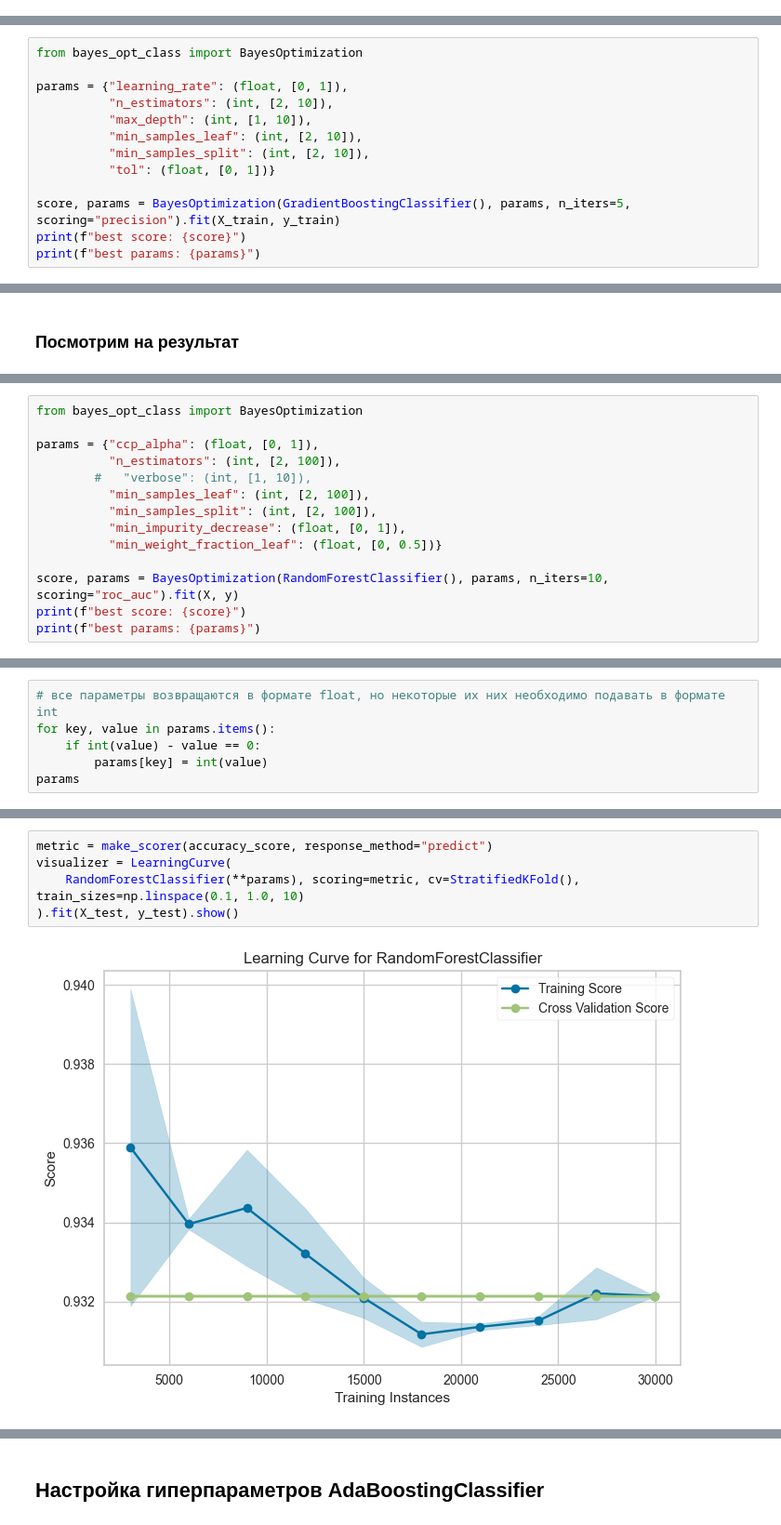
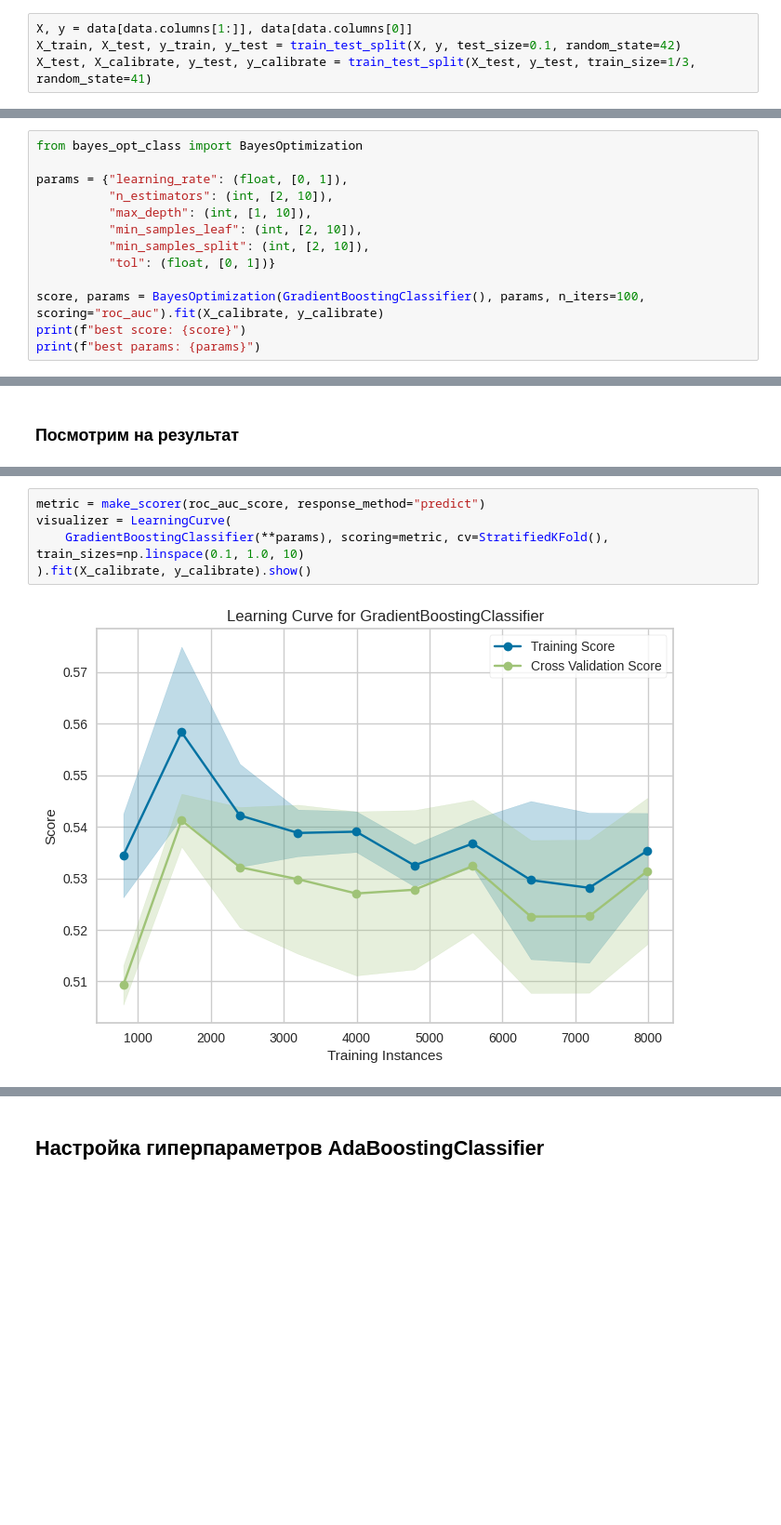
Before and after one commit to l00fi/bayes_optimization, a Jupyter notebook: main.ipynb, the cells around one changed output, grey strips where cells are left out. Shown at 93% size. Cells and saved outputs as stored; diff of their text form; blank space fills up the shorter version.

```diff
--- a/main.ipynb
+++ b/main.ipynb
@@ -294,0 +618,4 @@ data.loc[:, "NumberOfTime60-89DaysPastDueNotWorse"] = scaler.fit_transform(data.
+# %%
+X, y = data[data.columns[1:]], data[data.columns[0]]
+X_train, X_test, y_train, y_test = train_test_split(X, y, test_size=0.1, random_state=42)
+X_test, X_calibrate, y_test, y_calibrate = train_test_split(X_test, y_test, train_size=1/3, random_state=41)
@@ -708,7 +991,7 @@ params = {"learning_rate": (float, [0, 1]),
           "min_samples_split": (int, [2, 10]),
           "tol": (float, [0, 1])}
 
-score, params = BayesOptimization(GradientBoostingClassifier(), params, n_iters=5, scoring="precision").fit(X_train, y_train)
+score, params = BayesOptimization(GradientBoostingClassifier(), params, n_iters=100, scoring="roc_auc").fit(X_calibrate, y_calibrate)
 print(f"best score: {score}")
 print(f"best params: {params}")
 # %% [output]
@@ -780,14 +1069,0 @@ warm_start <class 'bool'>
-# %%
-from bayes_opt_class import BayesOptimization
-
-params = {"ccp_alpha": (float, [0, 1]),
-          "n_estimators": (int, [2, 100]),
-        #   "verbose": (int, [1, 10]),
-          "min_samples_leaf": (int, [2, 100]),
-          "min_samples_split": (int, [2, 100]),
-          "min_impurity_decrease": (float, [0, 1]),
-          "min_weight_fraction_leaf": (float, [0, 0.5])}
-
-score, params = BayesOptimization(RandomForestClassifier(), params, n_iters=10, scoring="roc_auc").fit(X, y)
-print(f"best score: {score}")
-print(f"best params: {params}")
@@ -799,6 +1069,0 @@ best params: {'ccp_alpha': 0.3682991459797573, 'n_estimators': 95.0, 'min_sample
-# %%
-# все параметры возвращаются в формате float, но некоторые их них необходимо подавать в формате int
-for key, value in params.items():
-    if int(value) - value == 0:
-        params[key] = int(value)
-params
@@ -836,7 +1070,7 @@ f1_score: 0.3146875939826139
 # %%
-metric = make_scorer(accuracy_score, response_method="predict")
+metric = make_scorer(roc_auc_score, response_method="predict")
 visualizer = LearningCurve(
-    RandomForestClassifier(**params), scoring=metric, cv=StratifiedKFold(), train_sizes=np.linspace(0.1, 1.0, 10)
-).fit(X_test, y_test).show()
+    GradientBoostingClassifier(**params), scoring=metric, cv=StratifiedKFold(), train_sizes=np.linspace(0.1, 1.0, 10)
+).fit(X_calibrate, y_calibrate).show()
 # %% [output]
-[figure, old version]
+[figure, new version]
```
Also changed, not shown: parts of 97 cells of this notebook, 1 other file.
